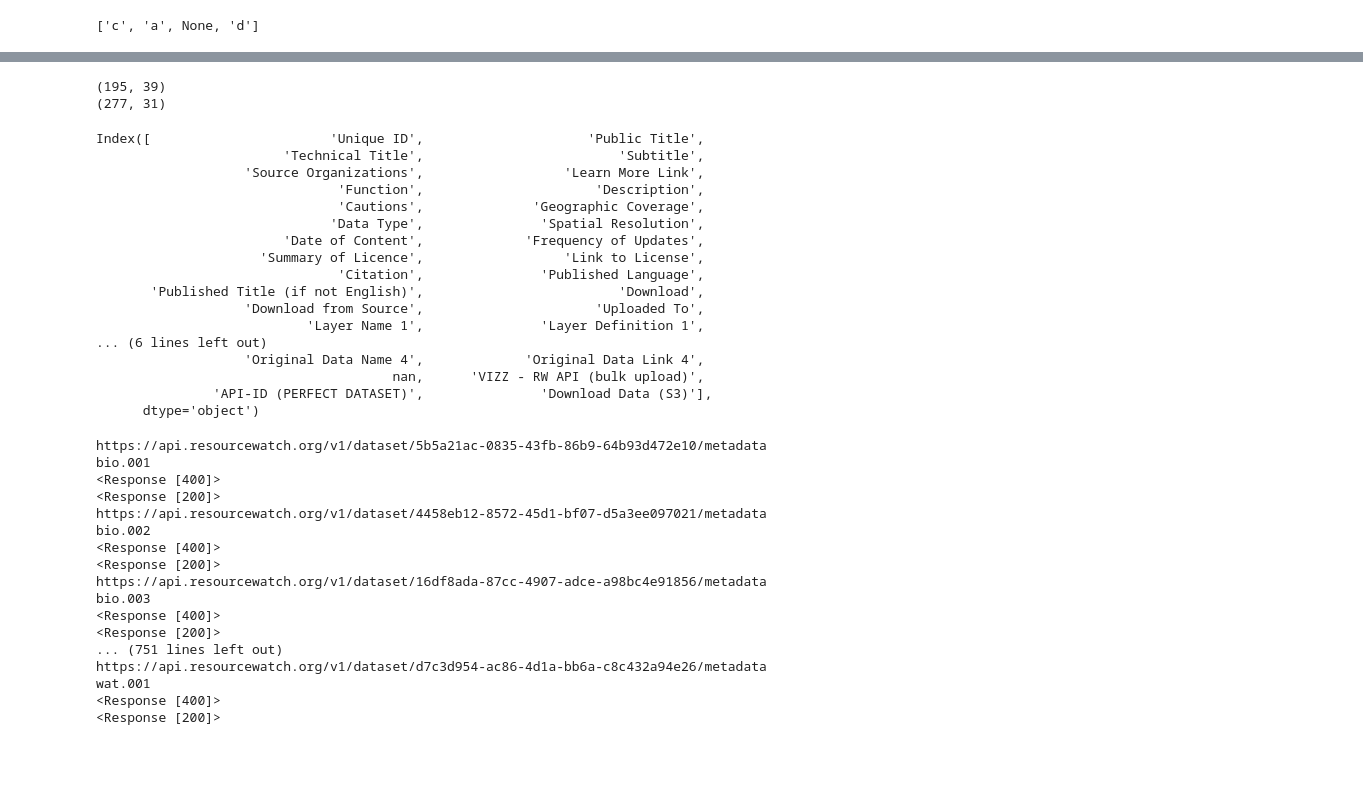
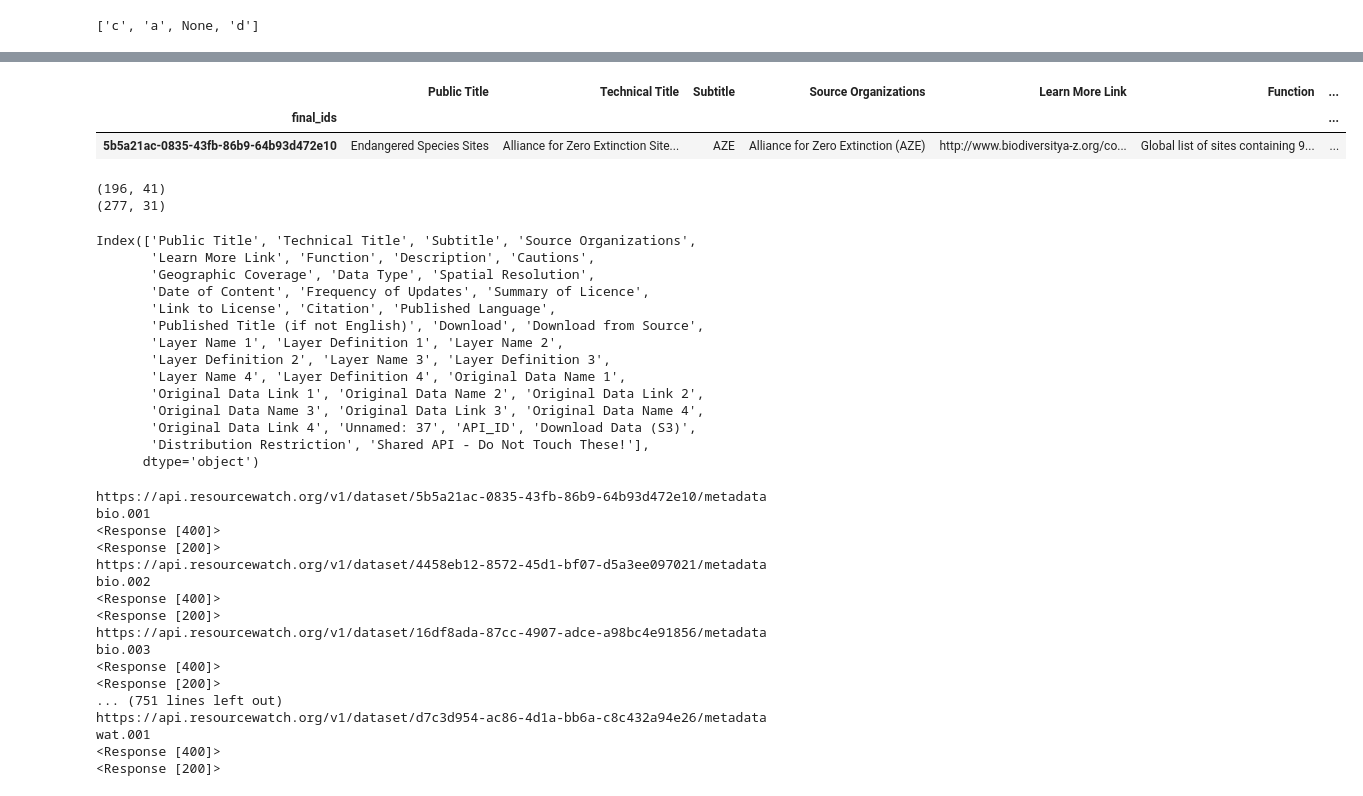
Before and after one commit to nsuberi/ResourceWatchCode, a Jupyter notebook: Metadata Management/Upload Metadata to API.ipynb, the cells around one changed output, grey strips where cells are left out. Cells and saved outputs as stored; diff of their text form; code cells hidden in the pictures; blank space fills up the shorter version.

Commit message:
clean up upload metadata to API... transfer informaiton from july sheet to metadata sheet and vice versa

```diff
--- a/Metadata Management/Upload Metadata to API.ipynb
+++ b/Metadata Management/Upload Metadata to API.ipynb
@@ -101,14 +101,15 @@ choose_new_id(df, list1,"l1", list2,"l2")
 # %%
 #### Download Google Spreadsheets ####
 
-# Make a temporary directory, and move into it
+# Make a temporary directory, and download files into it
+# This makes it easy to remove them later
 !mkdir temp
 os.chdir("temp")
 dest = os.getcwd()
 
 # July Data Sheet
-!curl "https://docs.google.com/spreadsheets/d/1viPOGYIk6RGu7YMoM3BHNVbkWaCZ0JFBOMSNncWvHYk/export?format=tsv" > july_data_upload.tsv
-july_data_upload = pd.read_csv(dest+"/july_data_upload.tsv", sep="\t", index_col=[0])
+!curl "https://docs.google.com/spreadsheets/d/1viPOGYIk6RGu7YMoM3BHNVbkWaCZ0JFBOMSNncWvHYk/export?format=tsv" > tracking_sheet.tsv
+tracking_sheet = pd.read_csv(dest+"/tracking_sheet.tsv", sep="\t", index_col=[0])
 
 # # Metadata to Upload
 !curl "https://docs.google.com/spreadsheets/d/1UkABgMlBIinJjITa6WepFAL-8VBkulS0LCbKojRXjVY/export?format=tsv" > current_metadata.tsv
@@ -120,29 +121,40 @@ os.chdir("..")
 
 
 #### Check for entries that will break the transfer
-unmatched = investigate_unmatched(july_data_upload, current_mdata)
+unmatched = investigate_unmatched(tracking_sheet, current_mdata)
 print("These cause an error: " + str(unmatched))
 _, drop_ixs = zip(*unmatched)
 
+# Remove the metadata that is not in the tracking sheet, set aside
+# Need to cast as a list, or else assumes the second item in the list is a column identifier
+metadata_for_later = current_mdata.loc[list(drop_ixs)]
+metadata_for_later.to_csv("/Users/nathansuberi/Desktop/RW_Data/metadata_for_later.csv")
+
+# Continue with the metadata that matches elements in the tracking sheet
 current_mdata = current_mdata.drop(list(drop_ixs), axis=0)
 
-#### Merge info from the Tracking sheet and Metadata sheet
-
+#### Transfer info from the Tracking sheet to the Metadata sheet
 id_col = "API_ID"
 dl_from_src_col = "Download from Source"
 dl_from_s3_col = "Download Data (S3)"
 public_title = "Public Title"
 technical_title = "Technical Title"
+distribution_restriction = "Distribution Restriction"
+shared_api = "Shared API - Do Not Touch These!"
 
-columns_to_xfer = [id_col, dl_from_src_col, dl_from_s3_col, public_title, technical_title]
-match_col = "Unique ID"
+columns_to_xfer = [id_col,
+                   dl_from_src_col, dl_from_s3_col,
+                   public_title, technical_title,
+                   distribution_restriction, shared_api]
 
-current_mdata = transfer_columns_between_tables(july_data_upload, current_mdata, columns_to_xfer)
+current_mdata = transfer_columns_between_tables(tracking_sheet, current_mdata, columns_to_xfer)
 
+# Set the index of the current_mdata df to be the final id's,
+# Only move forward with metadata
 current_mdata["final_ids"] = current_mdata[id_col]
-keep_matched_ids = pd.notnull(current_mdata["final_ids"])
-matched_mdata = current_mdata.loc[keep_matched_ids]
-matched_mdata.set_index("final_ids", inplace=True)
+ids_on_backoffice = pd.notnull(current_mdata["final_ids"])
+mdata_for_ids_on_backoffice = current_mdata.loc[ids_on_backoffice]
+mdata_for_ids_on_backoffice.set_index("final_ids", inplace=True)
 # %% [output]
   % Total    % Received % Xferd  Average Speed   Time    Time     Time  Current
                                  Dload  Upload   Total   Spent    Left  Speed
@@ -164,28 +173,31 @@ matched_mdata.head()
+# %%
+mdata_for_ids_on_backoffice.head(1)
+# %% [output]
+|  | Public Title | Technical Title | Subtitle | Source Organizations | Learn More Link | Function | ... |
+| final_ids |  |  |  |  |  |  | ... |
+| 5b5a21ac-0835-43fb-86b9-64b93d472e10 | Endangered Species Sites | Alliance for Zero Extinction Site... | AZE | Alliance for Zero Extinction (AZE) | http://www.biodiversitya-z.org/co... | Global list of sites containing 9... | ... |
 # %%
-print(matched_mdata.shape)
-print(july_data_upload.shape)
+print(mdata_for_ids_on_backoffice.shape)
+print(tracking_sheet.shape)
 # %% [output]
-(195, 39)
+(196, 41)
 (277, 31)
 # %%
-matched_mdata.columns
+mdata_for_ids_on_backoffice.columns
 # %% [output]
-Index([                       'Unique ID',                     'Public Title',
-                        'Technical Title',                         'Subtitle',
-                   'Source Organizations',                  'Learn More Link',
-                               'Function',                      'Description',
-                               'Cautions',              'Geographic Coverage',
-                              'Data Type',               'Spatial Resolution',
-                        'Date of Content',             'Frequency of Updates',
-                     'Summary of Licence',                  'Link to License',
-                               'Citation',               'Published Language',
-       'Published Title (if not English)',                         'Download',
-                   'Download from Source',                      'Uploaded To',
-                           'Layer Name 1',               'Layer Definition 1',
-... (6 lines left out)
-                   'Original Data Name 4',             'Original Data Link 4',
-                                      nan,      'VIZZ - RW API (bulk upload)',
-               'API-ID (PERFECT DATASET)',               'Download Data (S3)'],
+Index(['Public Title', 'Technical Title', 'Subtitle', 'Source Organizations',
+       'Learn More Link', 'Function', 'Description', 'Cautions',
+       'Geographic Coverage', 'Data Type', 'Spatial Resolution',
+       'Date of Content', 'Frequency of Updates', 'Summary of Licence',
+       'Link to License', 'Citation', 'Published Language',
+       'Published Title (if not English)', 'Download', 'Download from Source',
+       'Layer Name 1', 'Layer Definition 1', 'Layer Name 2',
+       'Layer Definition 2', 'Layer Name 3', 'Layer Definition 3',
+       'Layer Name 4', 'Layer Definition 4', 'Original Data Name 1',
+       'Original Data Link 1', 'Original Data Name 2', 'Original Data Link 2',
+       'Original Data Name 3', 'Original Data Link 3', 'Original Data Name 4',
+       'Original Data Link 4', 'Unnamed: 37', 'API_ID', 'Download Data (S3)',
+       'Distribution Restriction', 'Shared API - Do Not Touch These!'],
       dtype='object')
 # %%
 ## FOR EACH DATASET IN BACKOFFICE THAT HAS METADATA, UPLOAD IT
```
Also changed, not shown: parts of 9 cells of this notebook.
